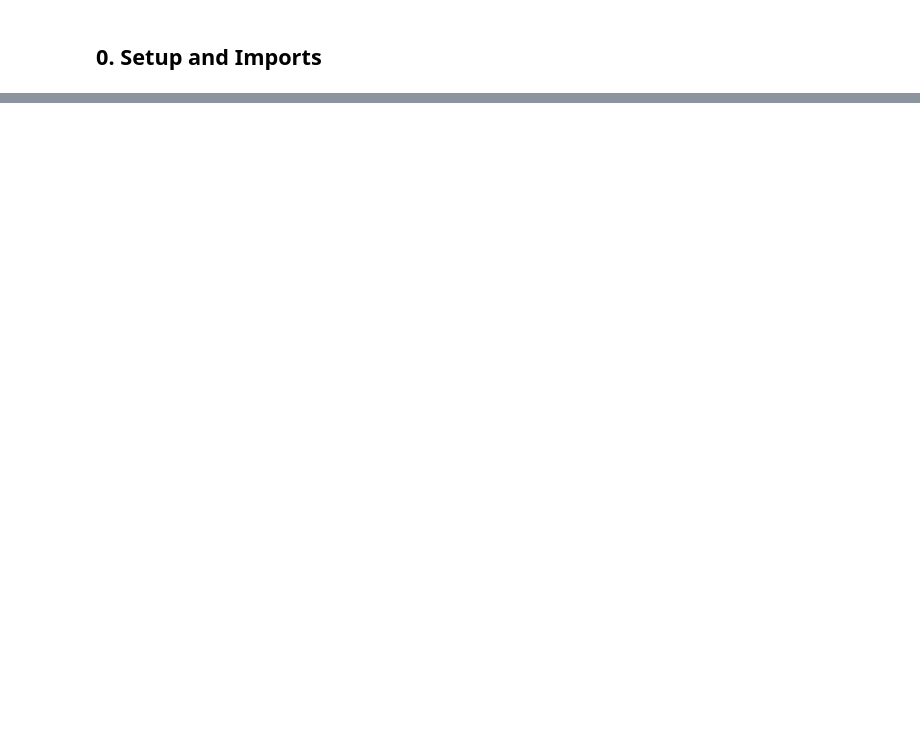
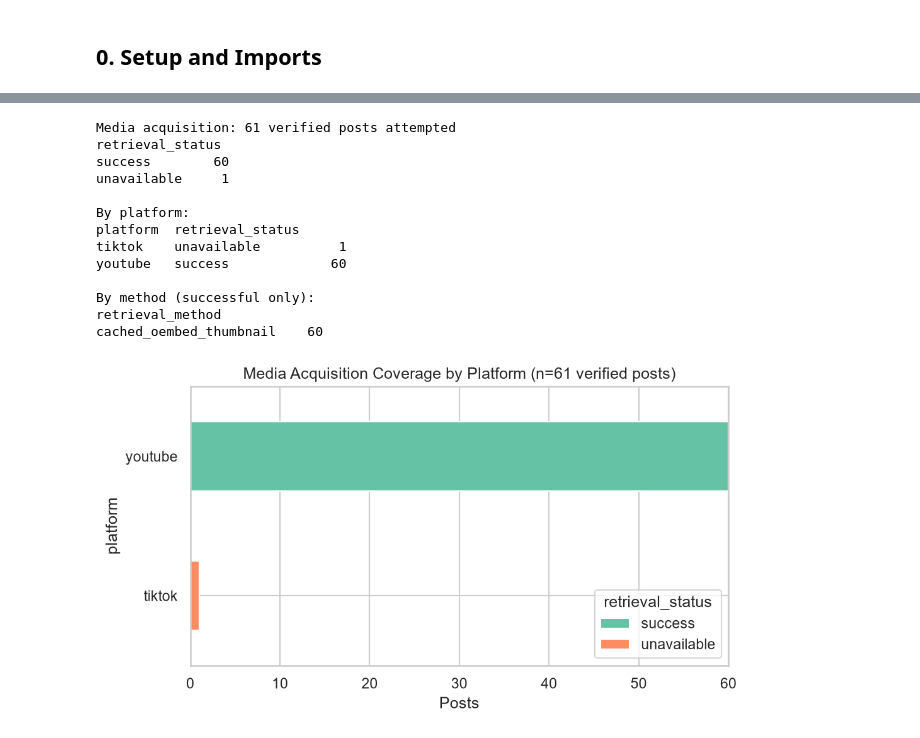
Before and after one commit to VinayakSrivastava2508/tala-multimodal-ai, a Jupyter notebook: notebooks/02_multimodal_features_and_fusion.ipynb, the cells around one changed output, grey strips where cells are left out. Drawn from its saved outputs; the diff is of its cells as text; code cells hidden in the pictures; blank space fills up the shorter version.

Commit message:
feat: realign project with multimodal assignment requirements
Co-Authored-By: Claude Sonnet 5 <noreply@anthropic.com>

```diff
--- a/notebooks/02_multimodal_features_and_fusion.ipynb
+++ b/notebooks/02_multimodal_features_and_fusion.ipynb
@@ -129,0 +25,28 @@ print('Notebook 02 complete. Proceed to notebook 03.')
+# %%
+import sys, json
+from pathlib import Path
+
+PROJECT_ROOT = Path().resolve().parent
+if str(PROJECT_ROOT) not in sys.path:
+    sys.path.insert(0, str(PROJECT_ROOT))
+
+import pandas as pd
+import numpy as np
+import matplotlib.pyplot as plt
+import seaborn as sns
+from IPython.display import Image, display as ipy_display
+
+sns.set_theme(style="whitegrid", palette="Set2")
+pd.set_option("display.max_colwidth", 100)
+RANDOM_SEED = 42
+
+PROCESSED = PROJECT_ROOT / "data" / "processed"
+TABLES = PROJECT_ROOT / "outputs" / "tables"
+FIGURES = PROJECT_ROOT / "outputs" / "figures"
+MEDIA_DIR = PROJECT_ROOT / "data" / "media" / "creator_posts"
+
+manifest = pd.read_csv(PROCESSED / "day2_dataset_manifest.csv")
+snapshot = json.loads((PROCESSED / "day2_dataset_snapshot.json").read_text(encoding="utf-8"))
+print("Dataset version:", snapshot["dataset_version"])
+print("Frozen at:", snapshot["generated_at_utc"])
+display(manifest[["path", "row_count", "unique_id_count", "duplicate_id_count", "validation_status", "sha256"]])
@@ -129,0 +180,27 @@ print('Notebook 02 complete. Proceed to notebook 03.')
+# %%
+media = pd.read_csv(PROCESSED / "creator_media_manifest.csv")
+print(f"Media acquisition: {len(media)} verified posts attempted")
+print(media["retrieval_status"].value_counts().to_string())
+print("\nBy platform:")
+print(media.groupby(["platform", "retrieval_status"]).size().to_string())
+print("\nBy method (successful only):")
+print(media[media["retrieval_status"] == "success"]["retrieval_method"].value_counts().to_string())
+
+img = FIGURES / "day2_media_coverage.png"
+if img.exists():
+    ipy_display(Image(str(img), width=650))
+# %% [output]
+Media acquisition: 61 verified posts attempted
+retrieval_status
+success        60
+unavailable     1
+
+By platform:
+platform  retrieval_status
+tiktok    unavailable          1
+youtube   success             60
+
+By method (successful only):
+retrieval_method
+cached_oembed_thumbnail    60
+[figure, added]
```
Also changed, not shown: parts of 59 cells of this notebook, 42 other files.
